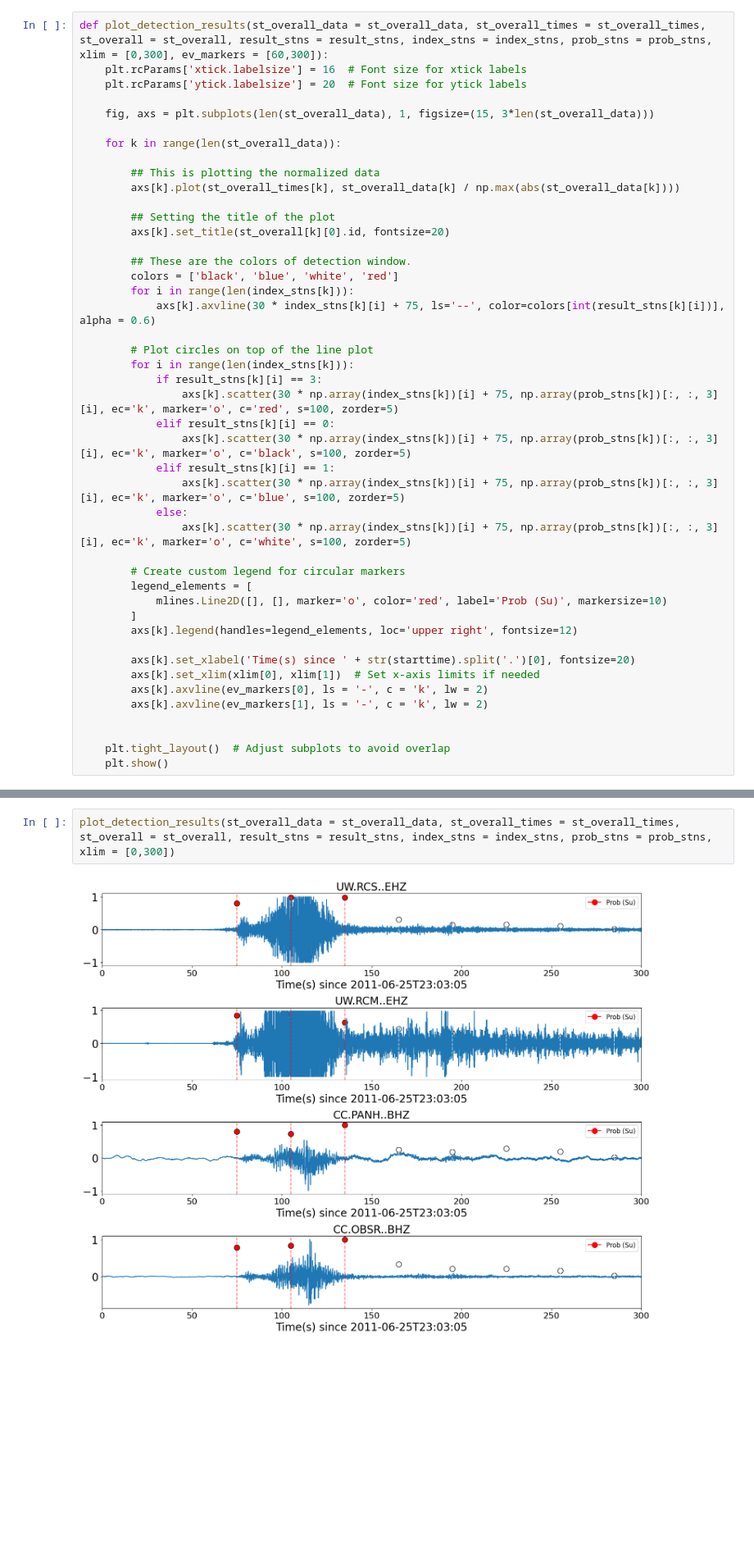
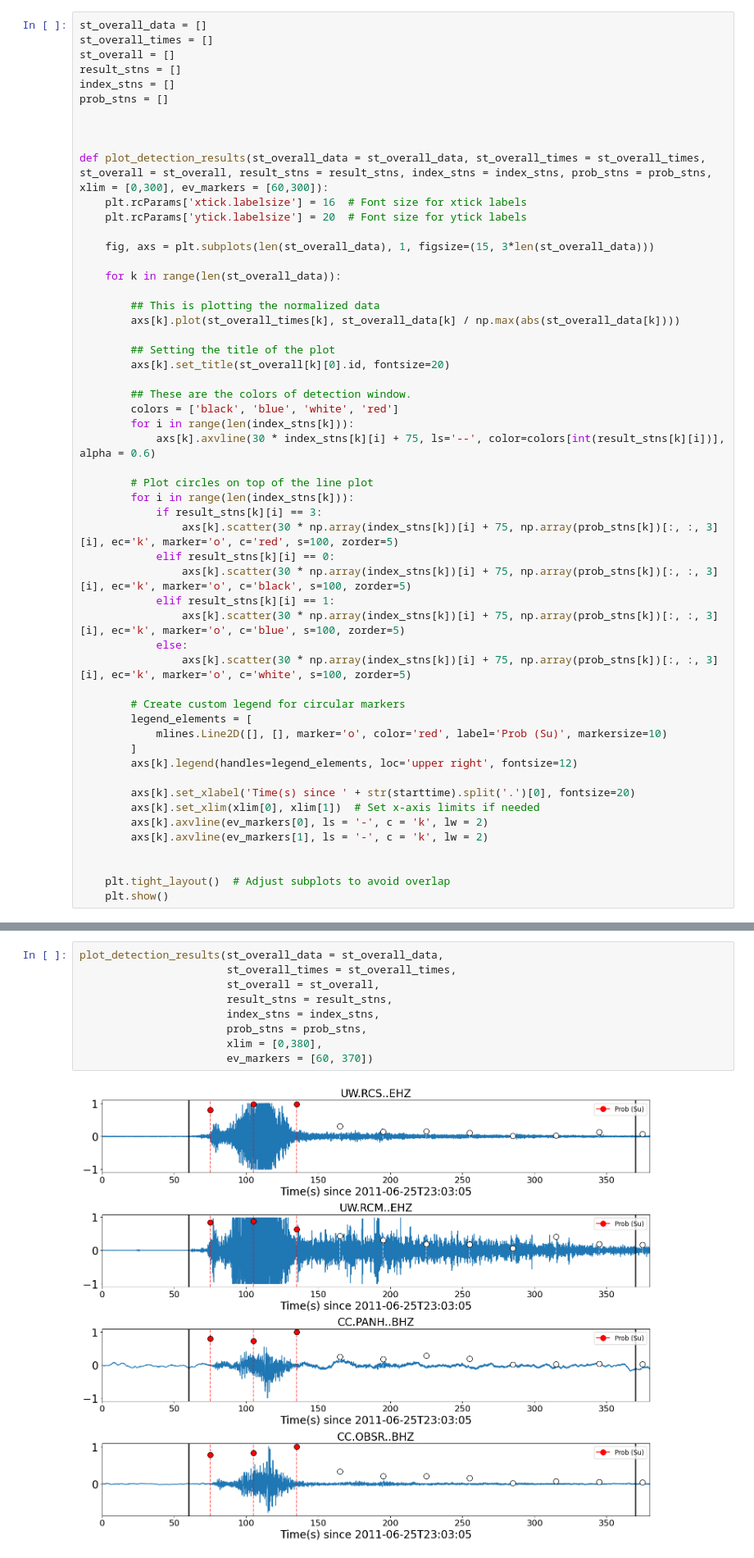
Before and after one commit to Akashkharita/Surface_Event_Detection, a Jupyter notebook: Notebooks/Automated_Surface_Event_Detection.ipynb, the cells around one changed output, grey strips where cells are left out. Shown at 82% size. Drawn from its saved outputs; the diff is of its cells as text; blank space fills up the shorter version.

```diff
--- a/Notebooks/Automated_Surface_Event_Detection.ipynb
+++ b/Notebooks/Automated_Surface_Event_Detection.ipynb
@@ -22,6 +17,15 @@ File 'best_rf_model_top_50_features_50_100.joblib' removed successfully.
 # %% [markdown]
 ## Defining some helper functions
 # %%
+st_overall_data = []
+st_overall_times = []
+st_overall = []
+result_stns = []
+index_stns = []
+prob_stns = []
+
+
+
 def plot_detection_results(st_overall_data = st_overall_data, st_overall_times = st_overall_times, st_overall = st_overall, result_stns = result_stns, index_stns = index_stns, prob_stns = prob_stns, xlim = [0,300], ev_markers = [60,300]):
     plt.rcParams['xtick.labelsize'] = 16  # Font size for xtick labels
     plt.rcParams['ytick.labelsize'] = 20  # Font size for ytick labels
@@ -119,9 +141,16 @@ dur = 600
 stations_id = [ 'UW.RCS', 'UW.RCM', 'CC.PARA', 'CC.COPP', 'CC.PANH', 'CC.OBSR']
 result_stns, index_stns, prob_stns, st_overall, st_overall_data, st_overall_times = surface_event_detection(starttime = starttime, stations_id = stations_id, dur = dur)
 # %%
-plot_detection_results(st_overall_data = st_overall_data, st_overall_times = st_overall_times, st_overall = st_overall, result_stns = result_stns, index_stns = index_stns, prob_stns = prob_stns, xlim = [0,300])
+plot_detection_results(st_overall_data = st_overall_data,
+                       st_overall_times = st_overall_times,
+                       st_overall = st_overall,
+                       result_stns = result_stns,
+                       index_stns = index_stns,
+                       prob_stns = prob_stns,
+                       xlim = [0,380],
+                       ev_markers = [60, 370])
 # %% [output]
-[figure, old version]
+[figure, new version]
 # %% [markdown]
 ## Third We will try our surface event detector to detect a Debris Flow that occurred on  Nisqually Glacier, Mount Rainier.
 
```
Also changed, not shown: parts of 8 cells of this notebook, 2 other files.
